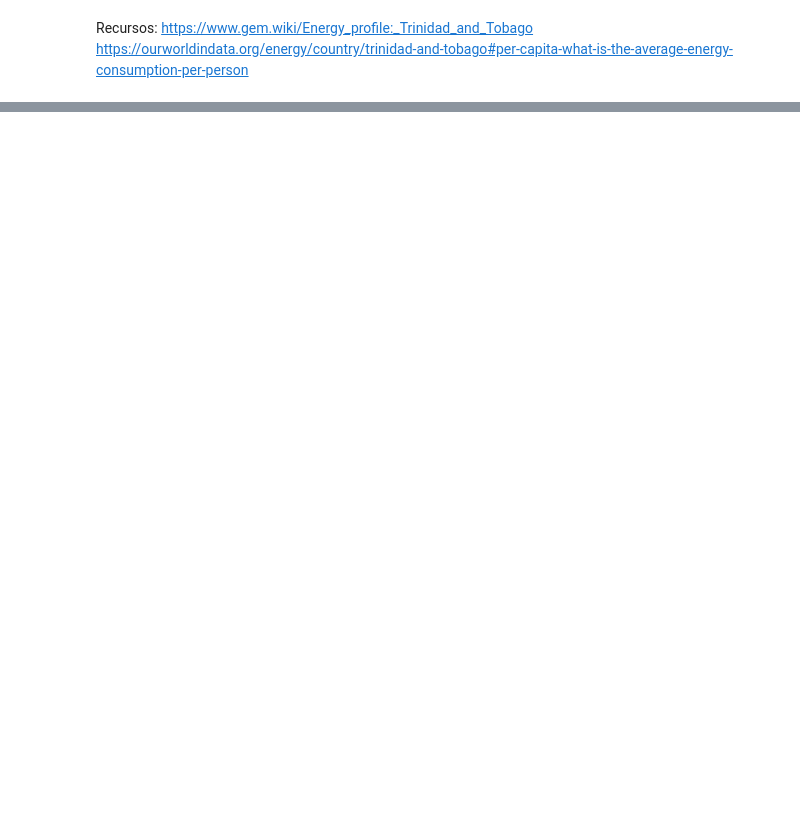
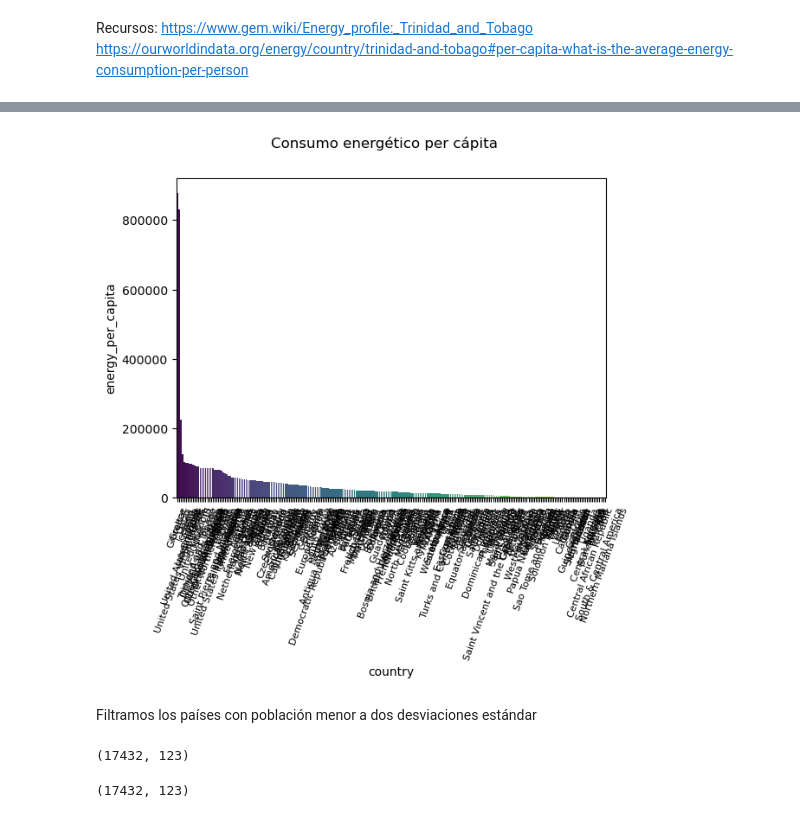
Before and after one commit to L-Ameneiro/EDA-Datasets, a Jupyter notebook: notebooks/consumo_energetico_mundial.ipynb, the cells around one changed output, grey strips where cells are left out. Drawn from its saved outputs; the diff is of its cells as text; code cells hidden in the pictures; blank space fills up the shorter version.

Commit message:
EDA, medias y primer intento K-means

```diff
--- a/notebooks/consumo_energetico_mundial.ipynb
+++ b/notebooks/consumo_energetico_mundial.ipynb
@@ -314,8 +306,8 @@ dtype: int64
 # %%
-nulls=suram.isna().sum()
-for i in nulls.index:
-    if nulls[i]>0:
-        suram[i].ffill(inplace=True)
-        suram[i].bfill(inplace=True)
-suram.isna().sum()
+nulls2=wec.isna().sum()
+for i in nulls2.index:
+    if nulls2[i]>0:
+        wec[i].ffill(inplace=True)
+        wec[i].bfill(inplace=True)
+wec.isna().sum()
 # %% [output]
@@ -346,0 +331,7 @@ dtype: int64
+# %%
+nulls2=wec.isna().sum()
+for i in nulls2.index:
+    if nulls2[i]>0:
+        wec[i].ffill(inplace=True)
+        wec[i].bfill(inplace=True)
+wec.isna().sum()
@@ -350,0 +400,10 @@ https://ourworldindata.org/energy/country/trinidad-and-tobago#per-capita-what-is
+# %%
+# Calcula la media de 'energy_per_capita' y 'gdp' por país
+mean_values = wec.groupby('country').agg({'energy_per_capita': 'mean', 'gdp': 'mean'}).reset_index()
+
+# Crea un nuevo DataFrame con las medias por país
+df = pd.DataFrame({'country': mean_values['country'],
+                          'mean_epc': mean_values['energy_per_capita'],
+                          'mean_gdp': mean_values['gdp']})
+# %%
+g1 = mean_values.sort_values("energy_per_capita", ascending=False)
@@ -350,0 +430,24 @@ https://ourworldindata.org/energy/country/trinidad-and-tobago#per-capita-what-is
+# %%
+sns.barplot(x='country', y="energy_per_capita", data=g1, palette="viridis")
+plt.suptitle('Consumo energético per cápita')
+plt.xticks(rotation=70, fontsize=8)
+plt.show()
+# %% [output]
+[figure, added]
+# %% [markdown]
+Filtramos los países con población menor a dos desviaciones estándar
+# %%
+wec.shape
+# %% [output]
+(17432, 123)
+# %%
+
+# Calcular la media y la desviación estándar de la población
+mean_population = wec['population'].mean()
+std_population = wec['population'].std()
+
+# Filtrar el DataFrame original
+wec_filtrado = wec[wec['population'] >= (mean_population -  std_population)]
+wec_filtrado.shape
+# %% [output]
+(17432, 123)
```
Also changed, not shown: parts of 39 cells of this notebook.
